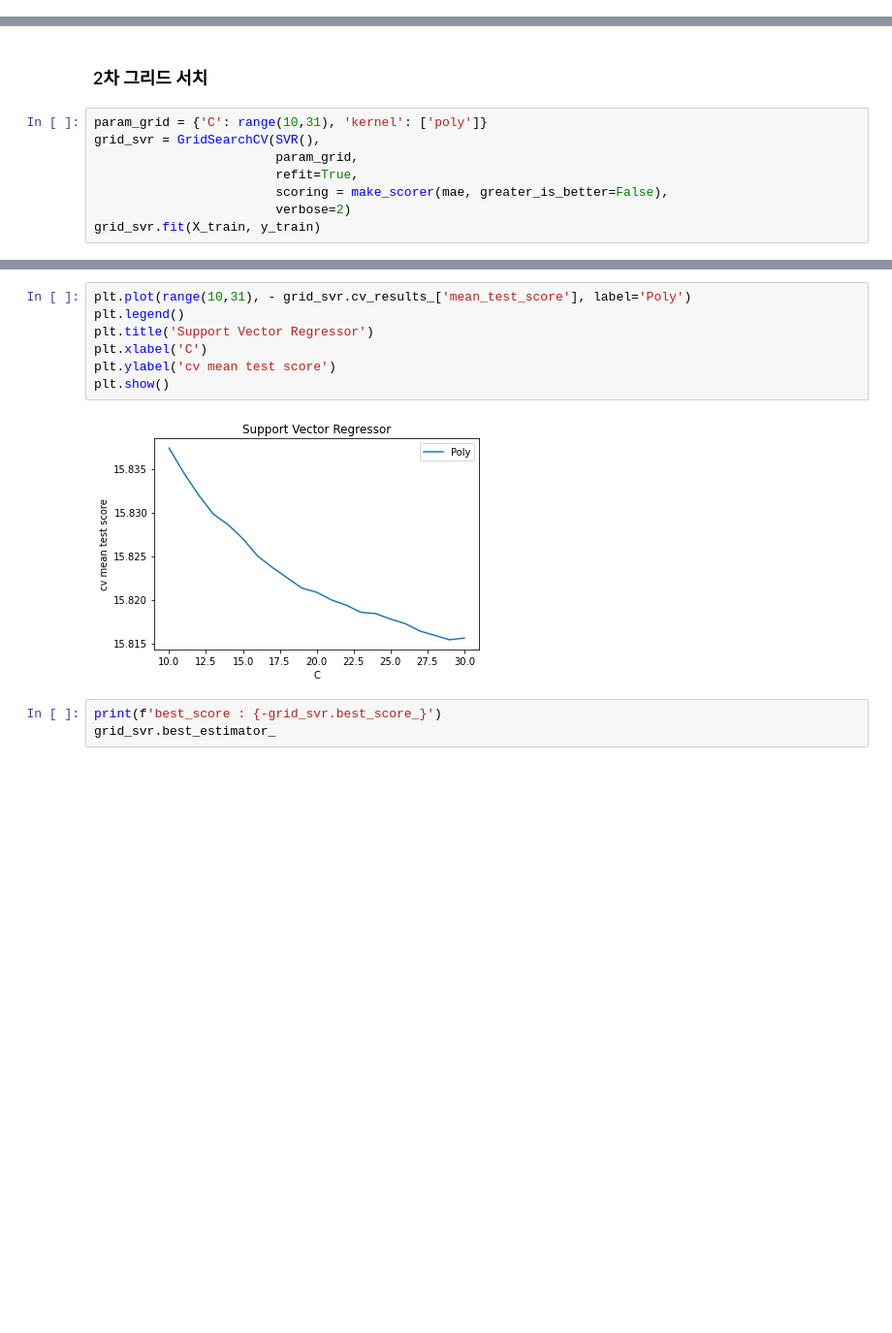
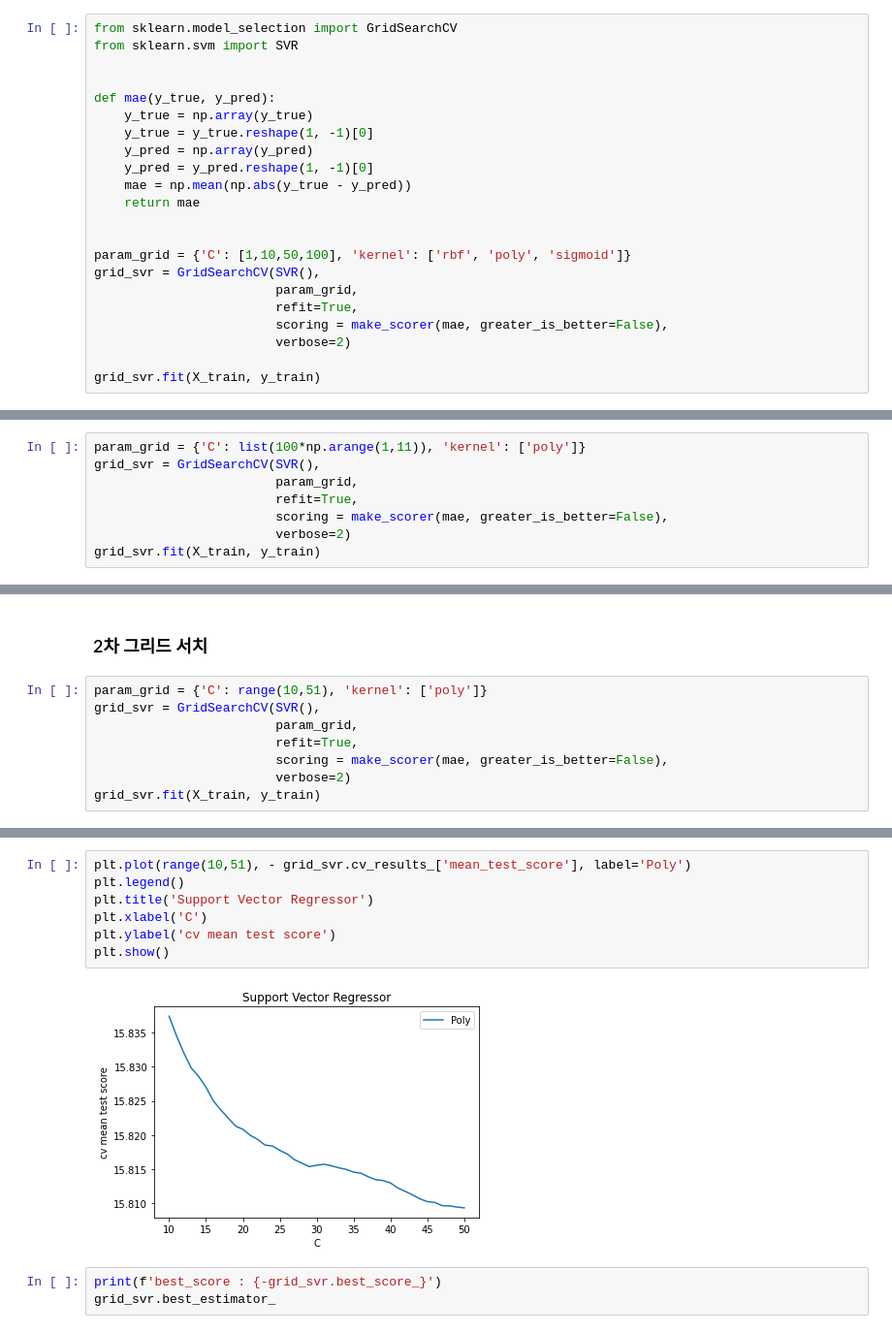
Before and after one commit to deagwon97/machine-learning-and-practice-report, a Jupyter notebook: Dacon_satellite_model.ipynb, the cells around one changed output, grey strips where cells are left out. Shown at 97% size. Drawn from its saved outputs; the diff is of its cells as text; blank space fills up the shorter version.

```diff
--- a/Dacon_satellite_model.ipynb
+++ b/Dacon_satellite_model.ipynb
@@ -300,0 +303,22 @@ Poly_ElasticNet_normal_cv_mae = 18.111082077026367
+# %%
+from sklearn.model_selection import GridSearchCV
+from sklearn.svm import SVR
+
+
+def mae(y_true, y_pred):
+    y_true = np.array(y_true)
+    y_true = y_true.reshape(1, -1)[0]
+    y_pred = np.array(y_pred)
+    y_pred = y_pred.reshape(1, -1)[0]
+    mae = np.mean(np.abs(y_true - y_pred))
+    return mae
+
+
+param_grid = {'C': [1,10,50,100], 'kernel': ['rbf', 'poly', 'sigmoid']}
+grid_svr = GridSearchCV(SVR(),
+                        param_grid,
+                        refit=True,
+                        scoring = make_scorer(mae, greater_is_better=False),
+                        verbose=2)
+
+grid_svr.fit(X_train, y_train)
@@ -403,0 +512,8 @@ plt.show()
+# %%
+param_grid = {'C': list(100*np.arange(1,11)), 'kernel': ['poly']}
+grid_svr = GridSearchCV(SVR(),
+                        param_grid,
+                        refit=True,
+                        scoring = make_scorer(mae, greater_is_better=False),
+                        verbose=2)
+grid_svr.fit(X_train, y_train)
@@ -404,7 +572,7 @@ plt.show()
 # %% [markdown]
 ### 2차 그리드 서치
 # %%
-param_grid = {'C': range(10,31), 'kernel': ['poly']}
+param_grid = {'C': range(10,51), 'kernel': ['poly']}
 grid_svr = GridSearchCV(SVR(),
                         param_grid,
                         refit=True,
@@ -446,14 +614,14 @@ GridSearchCV(cv=None, error_score=nan,
              pre_dispatch='2*n_jobs', refit=True, return_train_score=False,
              scoring=make_scorer(mae, greater_is_better=False), verbose=2)
 # %%
-plt.plot(range(10,31), - grid_svr.cv_results_['mean_test_score'], label='Poly')
+plt.plot(range(10,51), - grid_svr.cv_results_['mean_test_score'], label='Poly')
 plt.legend()
 plt.title('Support Vector Regressor')
 plt.xlabel('C')
 plt.ylabel('cv mean test score')
 plt.show()
 # %% [output]
-[figure, old version]
+[figure, new version]
 # %%
 print(f'best_score : {-grid_svr.best_score_}')
 grid_svr.best_estimator_
```
Also changed, not shown: parts of 13 cells of this notebook.
